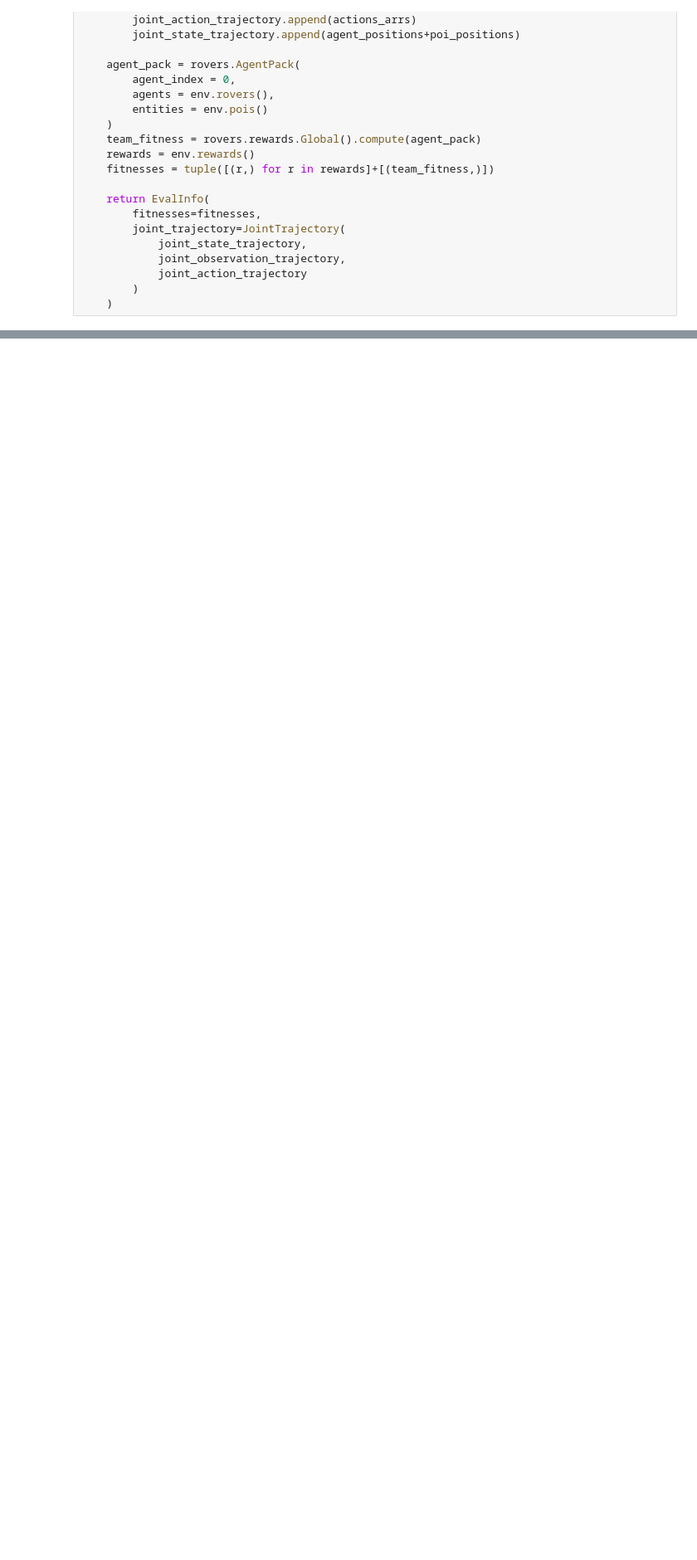
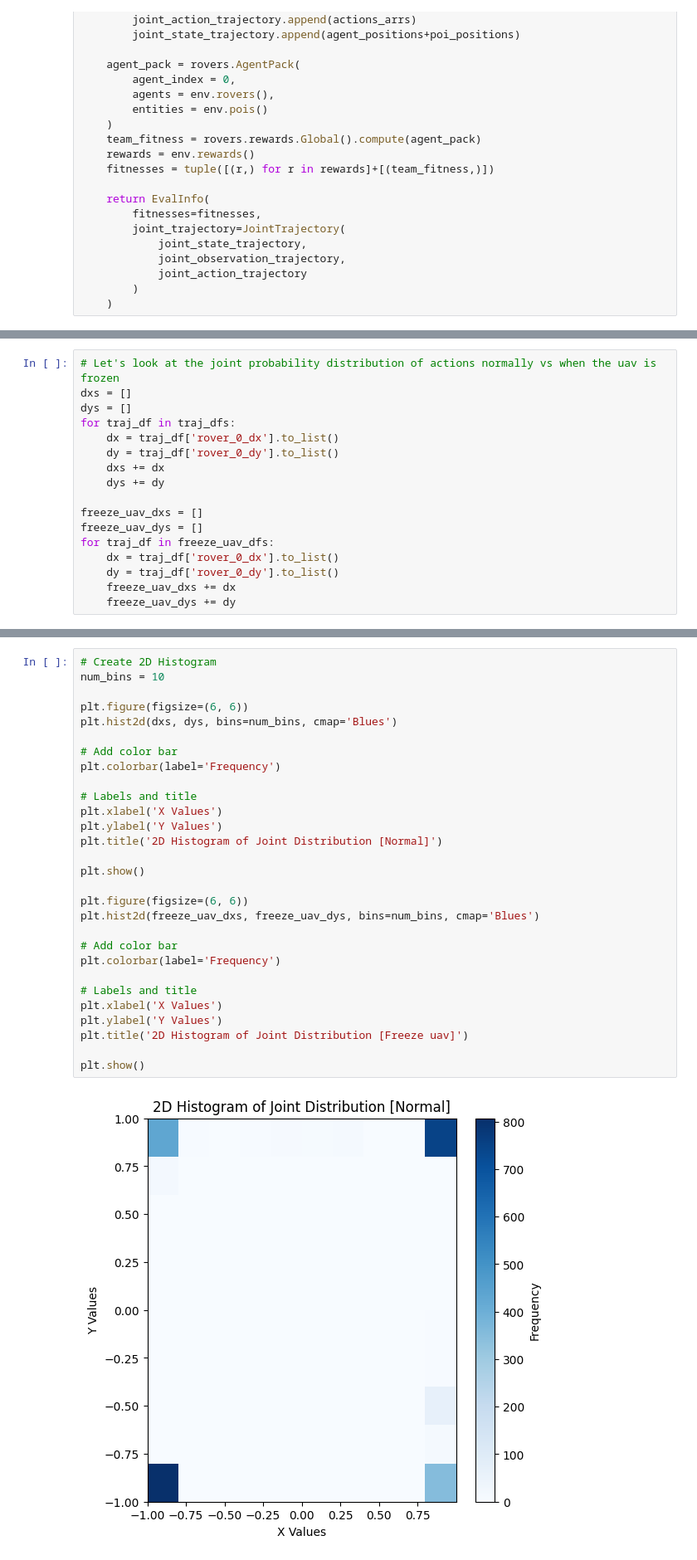
Before and after one commit to AADILab/influence-shaping, a Jupyter notebook: scratch/measure_influence/generate_trajs.ipynb, the cells around one changed output, grey strips where cells are left out. Shown at 83% size. Drawn from its saved outputs; the diff is of its cells as text; blank space fills up the shorter version.

```diff
--- a/scratch/measure_influence/generate_trajs.ipynb
+++ b/scratch/measure_influence/generate_trajs.ipynb
@@ -614,0 +679,17 @@ traj_df
+# %%
+# Let's look at the joint probability distribution of actions normally vs when the uav is frozen
+dxs = []
+dys = []
+for traj_df in traj_dfs:
+    dx = traj_df['rover_0_dx'].to_list()
+    dy = traj_df['rover_0_dy'].to_list()
+    dxs += dx
+    dys += dy
+
+freeze_uav_dxs = []
+freeze_uav_dys = []
+for traj_df in freeze_uav_dfs:
+    dx = traj_df['rover_0_dx'].to_list()
+    dy = traj_df['rover_0_dy'].to_list()
+    freeze_uav_dxs += dx
+    freeze_uav_dys += dy
@@ -614,0 +711,31 @@ traj_df
+# %%
+# Create 2D Histogram
+num_bins = 10
+
+plt.figure(figsize=(6, 6))
+plt.hist2d(dxs, dys, bins=num_bins, cmap='Blues')
+
+# Add color bar
+plt.colorbar(label='Frequency')
+
+# Labels and title
+plt.xlabel('X Values')
+plt.ylabel('Y Values')
+plt.title('2D Histogram of Joint Distribution [Normal]')
+
+plt.show()
+
+plt.figure(figsize=(6, 6))
+plt.hist2d(freeze_uav_dxs, freeze_uav_dys, bins=num_bins, cmap='Blues')
+
+# Add color bar
+plt.colorbar(label='Frequency')
+
+# Labels and title
+plt.xlabel('X Values')
+plt.ylabel('Y Values')
+plt.title('2D Histogram of Joint Distribution [Freeze uav]')
+
+plt.show()
+# %% [output]
+[figure, added]
```
Also changed, not shown: parts of 32 cells of this notebook.
